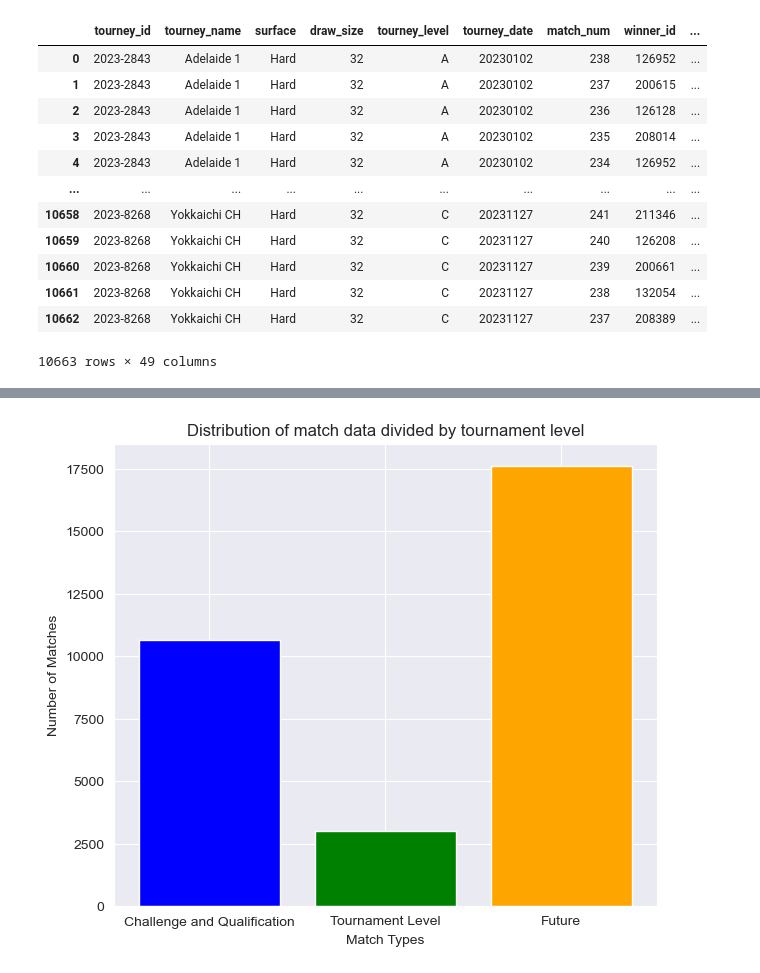
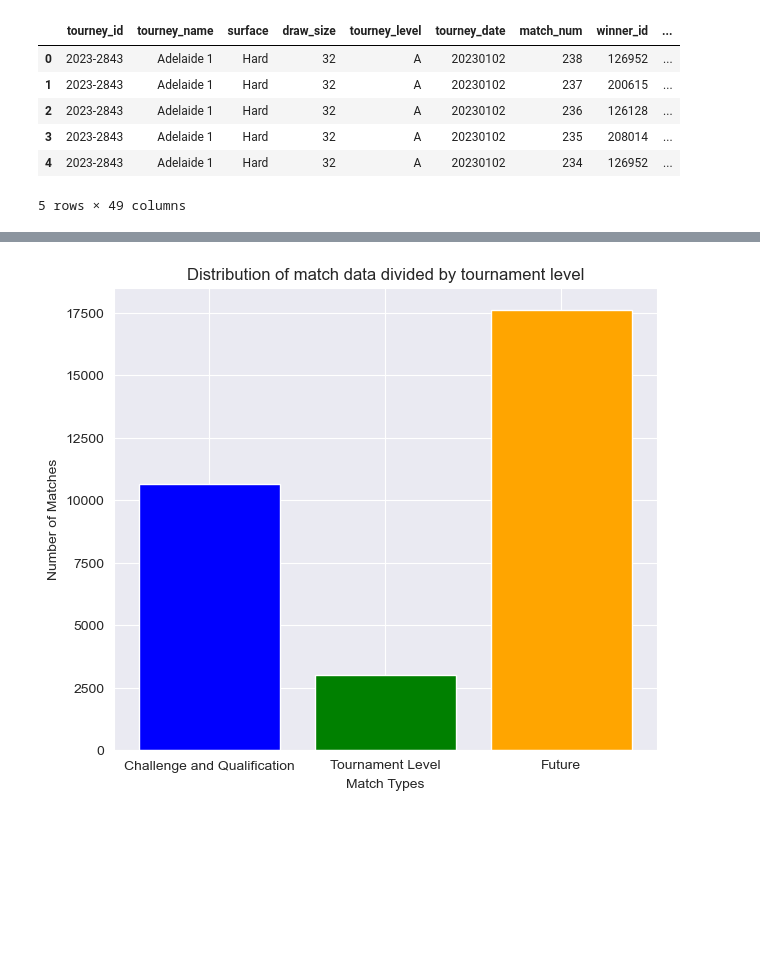
Before and after one commit to grishma34/GoGuess-Tennis-Match-Predictor, a Jupyter notebook: Data_Preprocessing.ipynb, the cells around one changed output, grey strips where cells are left out. Drawn from its saved outputs; the diff is of its cells as text; code cells hidden in the pictures; blank space fills up the shorter version.

```diff
--- a/Data_Preprocessing.ipynb
+++ b/Data_Preprocessing.ipynb
@@ -5,20 +5,14 @@ import seaborn as sns
 import matplotlib.pyplot as plt
 # %%
 df1 = pd.read_csv('atp_matches_qual_chall_2023.csv')
-df1
+df1.head()
 # %% [output]
 |  | tourney_id | tourney_name | surface | draw_size | tourney_level | tourney_date | match_num | winner_id | ... |
 | 0 | 2023-2843 | Adelaide 1 | Hard | 32 | A | 20230102 | 238 | 126952 | ... |
 | 1 | 2023-2843 | Adelaide 1 | Hard | 32 | A | 20230102 | 237 | 200615 | ... |
 | 2 | 2023-2843 | Adelaide 1 | Hard | 32 | A | 20230102 | 236 | 126128 | ... |
 | 3 | 2023-2843 | Adelaide 1 | Hard | 32 | A | 20230102 | 235 | 208014 | ... |
 | 4 | 2023-2843 | Adelaide 1 | Hard | 32 | A | 20230102 | 234 | 126952 | ... |
-| ... | ... | ... | ... | ... | ... | ... | ... | ... | ... |
-| 10658 | 2023-8268 | Yokkaichi CH | Hard | 32 | C | 20231127 | 241 | 211346 | ... |
-| 10659 | 2023-8268 | Yokkaichi CH | Hard | 32 | C | 20231127 | 240 | 126208 | ... |
-| 10660 | 2023-8268 | Yokkaichi CH | Hard | 32 | C | 20231127 | 239 | 200661 | ... |
-| 10661 | 2023-8268 | Yokkaichi CH | Hard | 32 | C | 20231127 | 238 | 132054 | ... |
-| 10662 | 2023-8268 | Yokkaichi CH | Hard | 32 | C | 20231127 | 237 | 208389 | ... |
-10663 rows × 49 columns
+5 rows × 49 columns
 # %%
 df2 = pd.read_csv('atp_rankings_current.csv')
```
Also changed, not shown: parts of 3 cells of this notebook.
